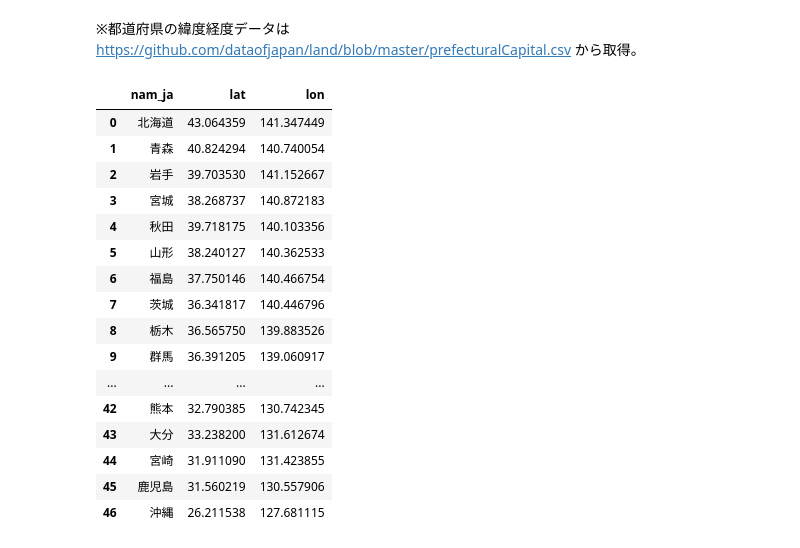
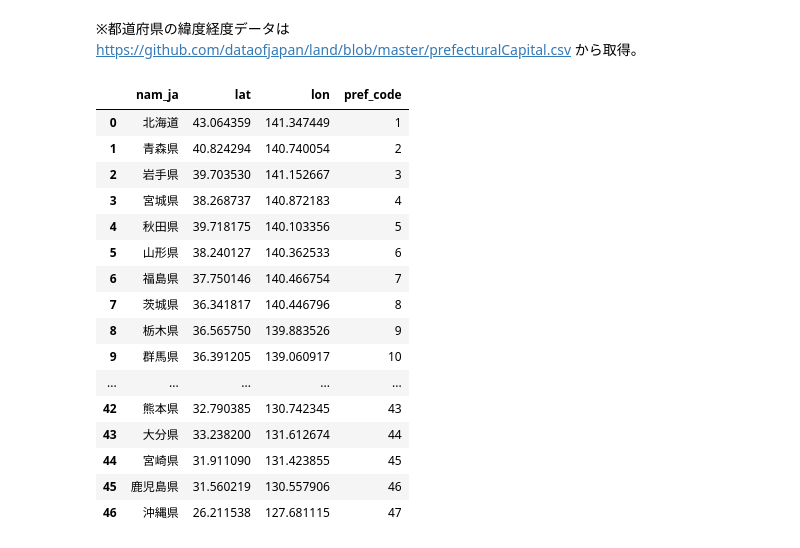
Before and after one commit to umenerineri/infovis-notebooks, a Jupyter notebook: final_project/project_additional.ipynb, the cells around one changed output. Saved outputs shown, nothing was run; the diff lists cells and outputs as text; code cells hidden in the pictures.

```diff
--- a/final_project/project_additional.ipynb
+++ b/final_project/project_additional.ipynb
@@ -472,3 +472,17 @@ performer_data_df_trimmed
 | 2615 | ダウ９００００ | https://www.geireki.net/entertain... | group | 中島 百依子 | https://www.geireki.net/perfomers... | 1999年 08月 21日 | 25.0 | 福岡 | その他 | ... |
 | 2616 | ダウ９００００ | https://www.geireki.net/entertain... | group | 吉原 怜那 | https://www.geireki.net/perfomers... | 2001年 02月 22日 | 23.0 | 東京 | その他 | ... |
 2617 rows × 10 columns
+# %%
+# 都道府県を付与（変な文字列は想定していない）
+def add_todofuken(pref):
+    if pref:
+        if pref == "東京":
+            return pref + "都"
+        elif pref == "京都" or pref == "大阪":
+            return pref + "府"
+        elif pref == "北海道":
+            return pref
+        else:
+            return pref + "県"
+    else:
+        return None
@@ -501,23 +530,28 @@ performer_data_df_noDup
 https://github.com/dataofjapan/land/blob/master/prefecturalCapital.csv
 から取得。
 # %%
+# 緯度経度データの用意
+from japanmap import pref_code
+
 df_latlon = pd.read_csv(os.path.join(folder_name_tidy, "prefecturalCapital.csv"))[["nam_ja", "lat", "lon"]].copy()
+df_latlon["nam_ja"] = df_latlon["nam_ja"].apply(add_todofuken)
+df_latlon["pref_code"] = df_latlon["nam_ja"].apply(pref_code)
 df_latlon
 # %% [output]
-|  | nam_ja | lat | lon |
-| 0 | 北海道 | 43.064359 | 141.347449 |
-| 1 | 青森 | 40.824294 | 140.740054 |
-| 2 | 岩手 | 39.703530 | 141.152667 |
-| 3 | 宮城 | 38.268737 | 140.872183 |
-| 4 | 秋田 | 39.718175 | 140.103356 |
-| 5 | 山形 | 38.240127 | 140.362533 |
-| 6 | 福島 | 37.750146 | 140.466754 |
-| 7 | 茨城 | 36.341817 | 140.446796 |
-| 8 | 栃木 | 36.565750 | 139.883526 |
-| 9 | 群馬 | 36.391205 | 139.060917 |
-| ... | ... | ... | ... |
-| 42 | 熊本 | 32.790385 | 130.742345 |
-| 43 | 大分 | 33.238200 | 131.612674 |
-| 44 | 宮崎 | 31.911090 | 131.423855 |
-| 45 | 鹿児島 | 31.560219 | 130.557906 |
-| 46 | 沖縄 | 26.211538 | 127.681115 |
+|  | nam_ja | lat | lon | pref_code |
+| 0 | 北海道 | 43.064359 | 141.347449 | 1 |
+| 1 | 青森県 | 40.824294 | 140.740054 | 2 |
+| 2 | 岩手県 | 39.703530 | 141.152667 | 3 |
+| 3 | 宮城県 | 38.268737 | 140.872183 | 4 |
+| 4 | 秋田県 | 39.718175 | 140.103356 | 5 |
+| 5 | 山形県 | 38.240127 | 140.362533 | 6 |
+| 6 | 福島県 | 37.750146 | 140.466754 | 7 |
+| 7 | 茨城県 | 36.341817 | 140.446796 | 8 |
+| 8 | 栃木県 | 36.565750 | 139.883526 | 9 |
+| 9 | 群馬県 | 36.391205 | 139.060917 | 10 |
+| ... | ... | ... | ... | ... |
+| 42 | 熊本県 | 32.790385 | 130.742345 | 43 |
+| 43 | 大分県 | 33.238200 | 131.612674 | 44 |
+| 44 | 宮崎県 | 31.911090 | 131.423855 | 45 |
+| 45 | 鹿児島県 | 31.560219 | 130.557906 | 46 |
+| 46 | 沖縄県 | 26.211538 | 127.681115 | 47 |
```
Also changed, not shown: parts of 40 cells of this notebook.
